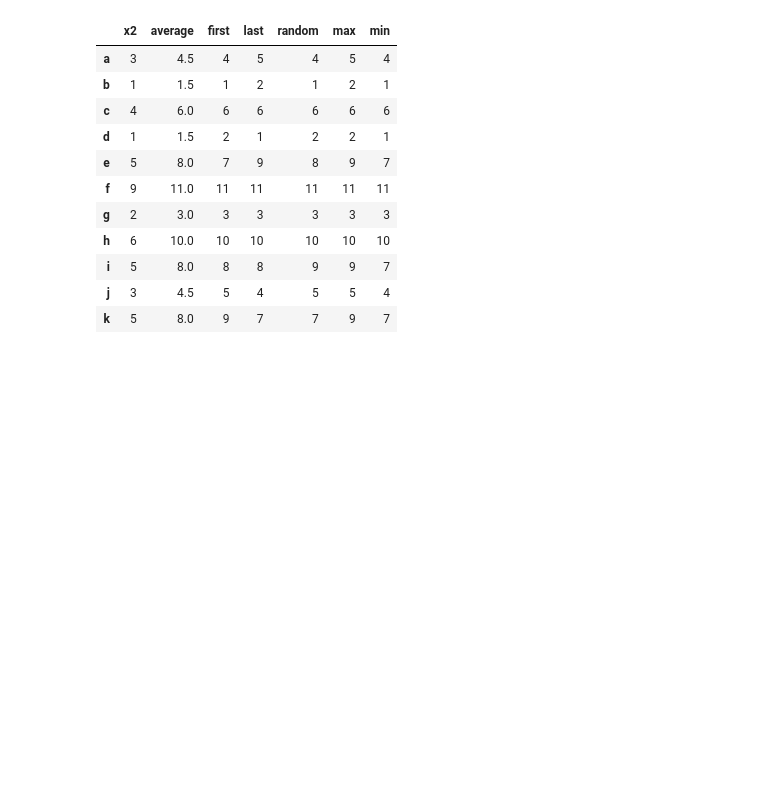
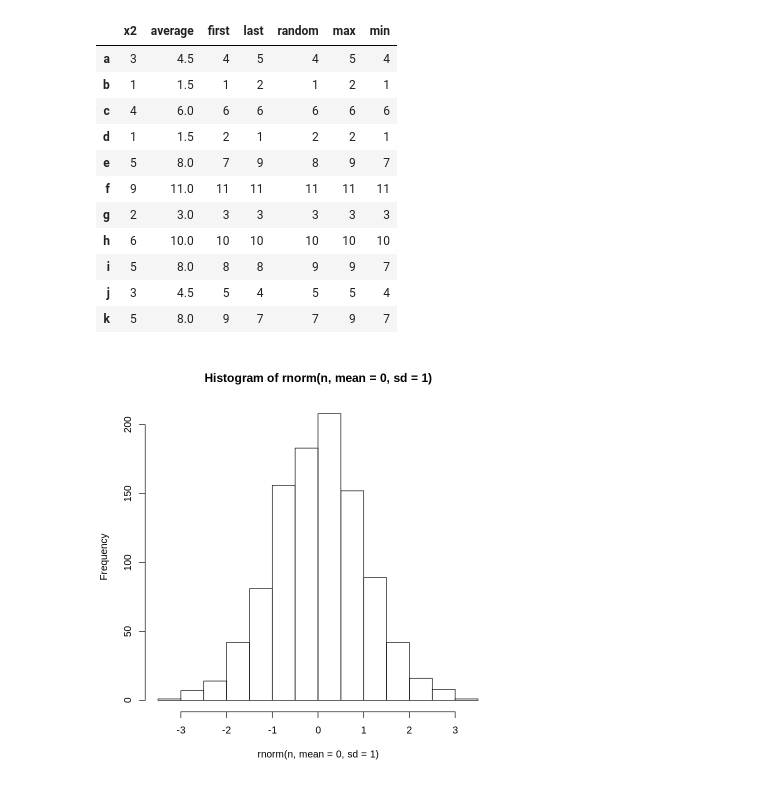
Before and after one commit to gyujin0450/RPRG, a Jupyter notebook: p124_주요내장함수.ipynb, the cells around one changed output. Drawn from its saved outputs; the diff is of its cells as text; code cells hidden in the pictures; blank space fills up the shorter version.

```diff
--- a/p124_주요내장함수.ipynb
+++ b/p124_주요내장함수.ipynb
@@ -218,0 +217,8 @@ stopifnot(all(rx[,1] == rx))
+# %%
+# 정규뷴포(연속형)의 난수 생성
+# rnorm(n, mean, sd)
+n <- 1000
+# rnorm(n, mean = 0, sd = 1)  # 표준정규분포를 갖는 난수 생성
+hist(rnorm(n, mean = 0, sd =1))
+# %% [output]
+[figure, added]
```
Also changed, not shown: parts of 15 cells of this notebook.
